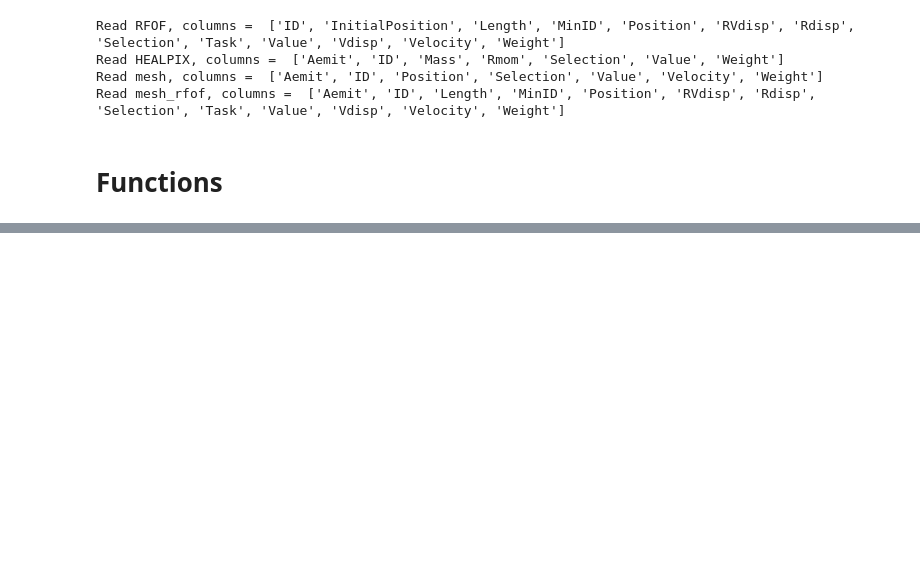
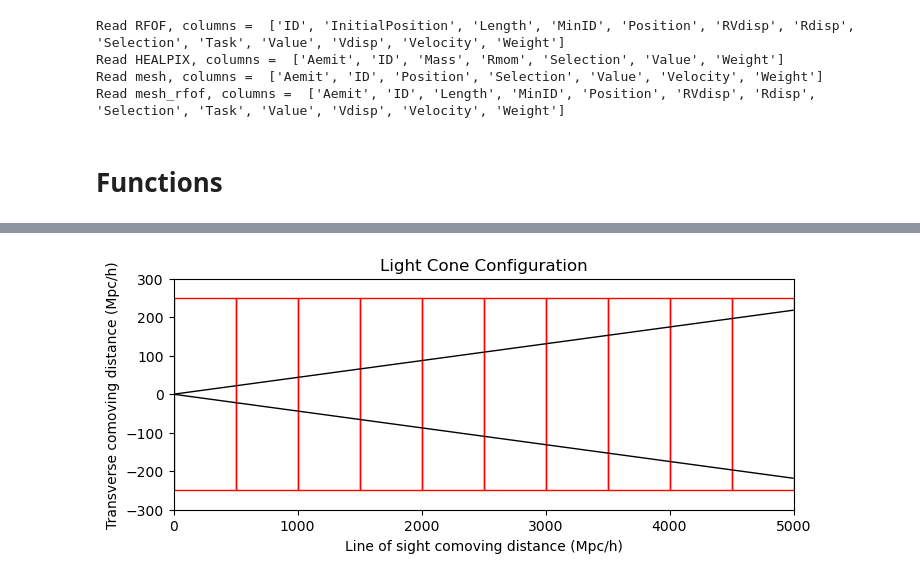
Before and after one commit to atokiwaipmu/LensingSSC, a Jupyter notebook: notebook/test.ipynb, the cells around one changed output, grey strips where cells are left out. Drawn from its saved outputs; the diff is of its cells as text; code cells hidden in the pictures; blank space fills up the shorter version.

```diff
--- a/notebook/test.ipynb
+++ b/notebook/test.ipynb
@@ -63,0 +112,20 @@ def read_range(cat, amin, amax):
+# %%
+# Define the cosmological parameters
+H0 = 67.74 * u.km/u.s/u.Mpc  # Hubble constant
+Omega_m = 0.3089  # Matter density
+
+# Create a Flat Lambda CDM cosmology
+cosmo = FlatLambdaCDM(H0=H0, Om0=Omega_m)
+
+# Function to calculate redshift from comoving distance
+def redshift_from_comoving_distance(comoving_distance):
+    comoving_distance = comoving_distance * u.Mpc
+    # Calculate redshift
+    z = z_at_value(cosmo.comoving_distance, comoving_distance)
+    return z.value
+
+# Example usage
+for i in range(10):
+    physical_distance = 500* (0.5+i)  # in Mpc
+    estimated_redshift = redshift_from_comoving_distance(physical_distance)
+    print(f"{i+1} & {physical_distance:.0f} & {estimated_redshift:.3f} \\")
@@ -63,0 +143,43 @@ def read_range(cat, amin, amax):
+# %%
+# Define the size of the boxes and the number of boxes
+box_size = 500  # in Mpc/h
+num_boxes = 10
+
+# Create figure and axis
+fig, ax = plt.subplots(figsize=(8, 3))
+
+# Plotting the boxes
+for i in range(num_boxes):
+    rect = plt.Rectangle((i * box_size,-250), box_size, box_size,
+                         linewidth=1, edgecolor='r', facecolor='none')
+    ax.add_patch(rect)
+
+# Angle in degrees
+angle_deg = 2.5
+# Convert angle to radians
+angle_rad = np.radians(angle_deg)
+
+# Length of the line (chosen to span the grid)
+line_length = num_boxes * box_size
+
+# Calculate the end point of the line
+end_x = line_length * np.cos(angle_rad)
+end_y = line_length * np.sin(angle_rad)
+
+# Draw the line
+ax.plot([0, end_x], [0, end_y], color='black', linewidth=1)
+ax.plot([0, end_x], [0, -end_y], color='black', linewidth=1)
+
+# Setting the limits of the plot
+ax.set_xlim(0, num_boxes * box_size)
+ax.set_ylim(-300, 300)
+
+# Labeling the axes
+ax.set_xlabel('Line of sight comoving distance (Mpc/h)')
+ax.set_ylabel('Transverse comoving distance (Mpc/h)')
+ax.set_title('Light Cone Configuration')
+
+# Show the plot
+plt.savefig(f"{work_dir}/img/config.png", dpi=200, bbox_inches='tight', pad_inches=0.1 )
+# %% [output]
+[figure, added]
```
Also changed, not shown: parts of 8 cells of this notebook, 1 other file.
